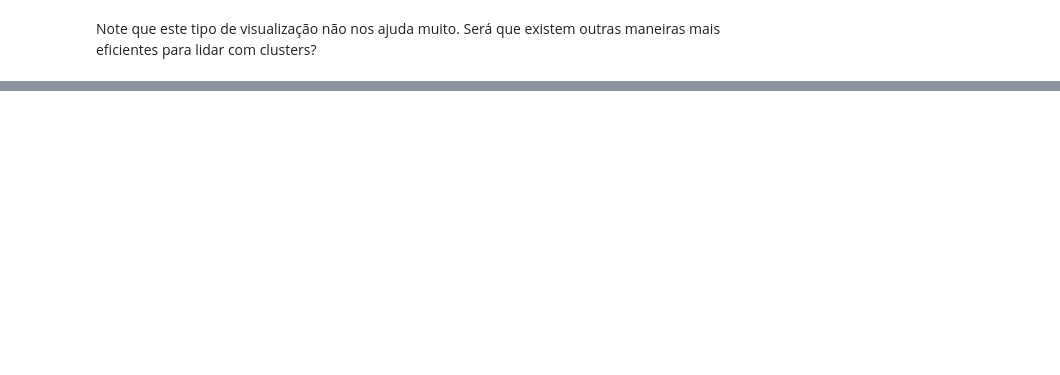
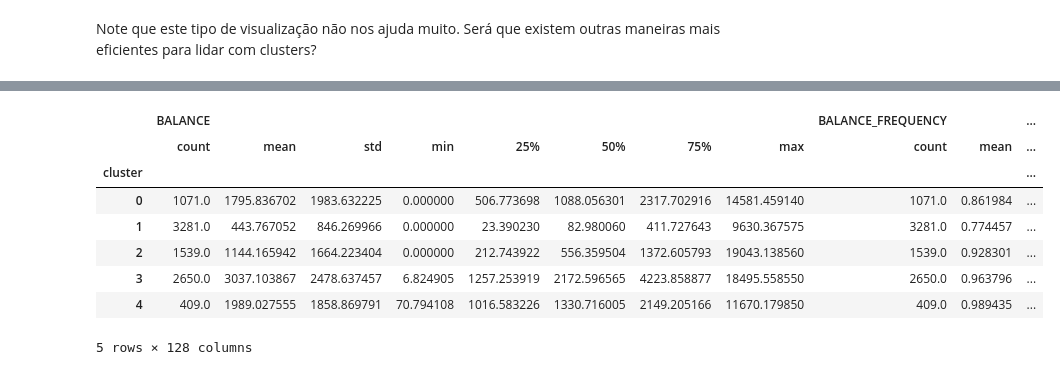
Before and after one commit to yorinori/Alura, a Jupyter notebook: Clustering_extraindo-padroes-de-dados/Notebook-cartao-de-credito.ipynb, the cells around one changed output, grey strips where cells are left out. Drawn from its saved outputs; the diff is of its cells as text; code cells hidden in the pictures; blank space fills up the shorter version.

```diff
--- a/Clustering_extraindo-padroes-de-dados/Notebook-cartao-de-credito.ipynb
+++ b/Clustering_extraindo-padroes-de-dados/Notebook-cartao-de-credito.ipynb
@@ -338,0 +348,12 @@ Note que este tipo de visualização não nos ajuda muito. Será que existem out
+# %%
+dataframe.groupby("cluster").describe()
+# %% [output]
+|  | BALANCE |  |  |  |  |  |  |  | BALANCE_FREQUENCY |  | ... |
+|  | count | mean | std | min | 25% | 50% | 75% | max | count | mean | ... |
+| cluster |  |  |  |  |  |  |  |  |  |  | ... |
+| 0 | 1071.0 | 1795.836702 | 1983.632225 | 0.000000 | 506.773698 | 1088.056301 | 2317.702916 | 14581.459140 | 1071.0 | 0.861984 | ... |
+| 1 | 3281.0 | 443.767052 | 846.269966 | 0.000000 | 23.390230 | 82.980060 | 411.727643 | 9630.367575 | 3281.0 | 0.774457 | ... |
+| 2 | 1539.0 | 1144.165942 | 1664.223404 | 0.000000 | 212.743922 | 556.359504 | 1372.605793 | 19043.138560 | 1539.0 | 0.928301 | ... |
+| 3 | 2650.0 | 3037.103867 | 2478.637457 | 6.824905 | 1257.253919 | 2172.596565 | 4223.858877 | 18495.558550 | 2650.0 | 0.963796 | ... |
+| 4 | 409.0 | 1989.027555 | 1858.869791 | 70.794108 | 1016.583226 | 1330.716005 | 2149.205166 | 11670.179850 | 409.0 | 0.989435 | ... |
+5 rows × 128 columns
```
Also changed, not shown: parts of 13 cells of this notebook.
